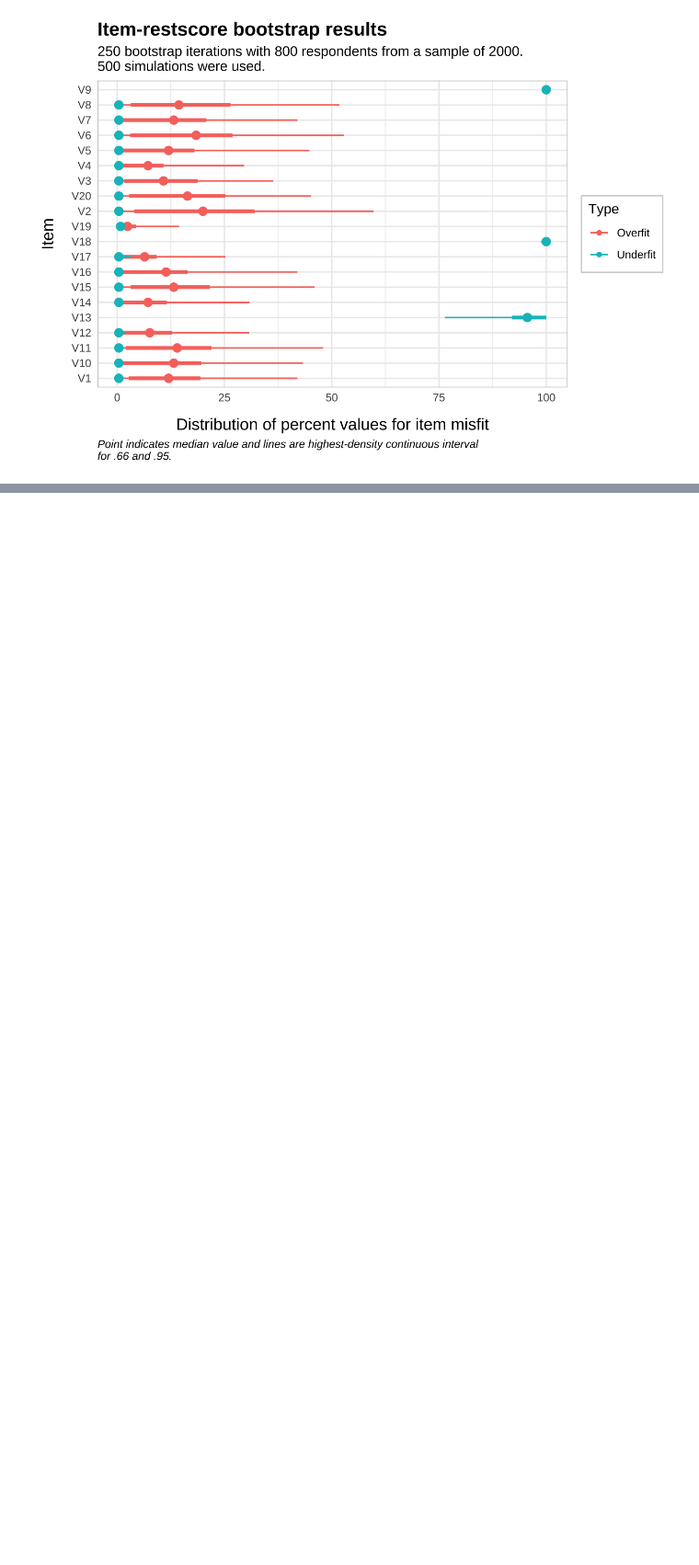
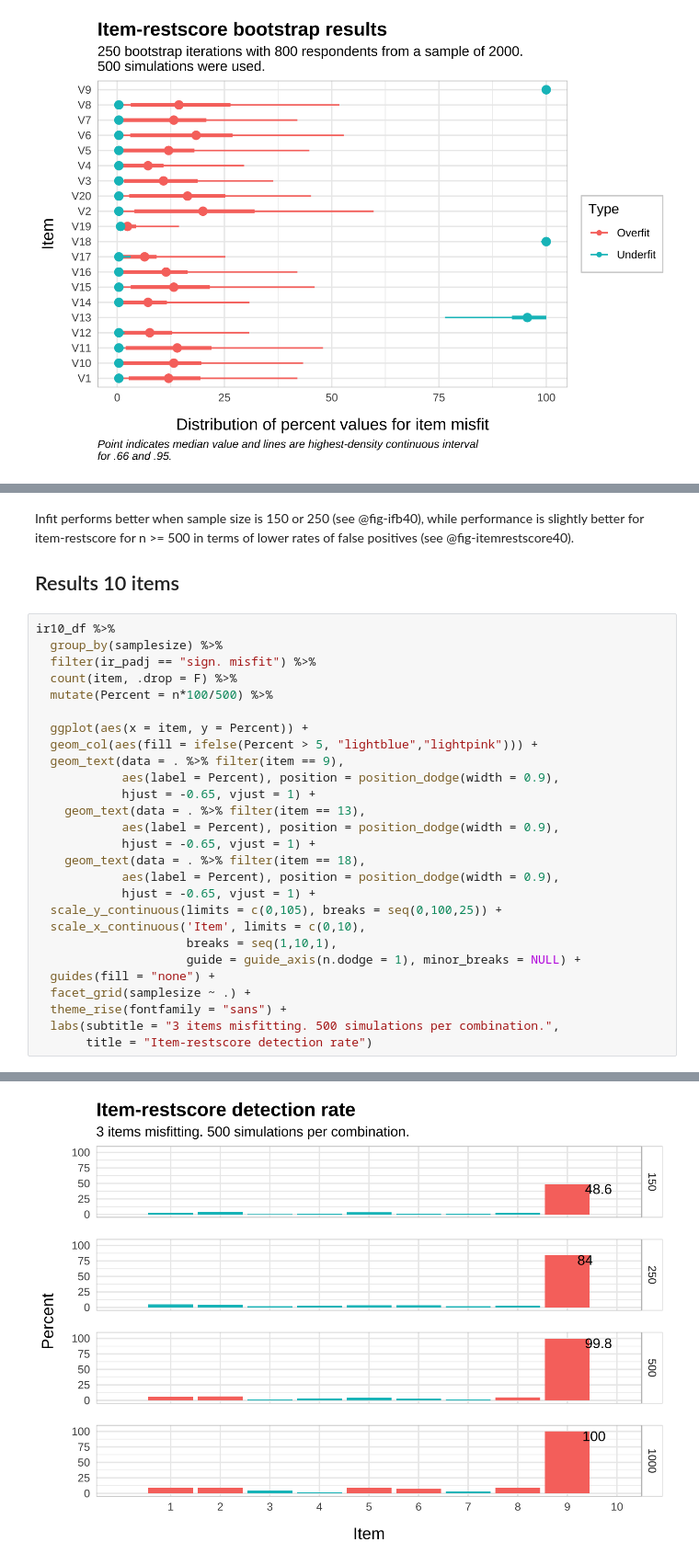
Before and after one commit to pgmj/rasch_itemfit, a Jupyter notebook: index.embed.ipynb, the cells around one changed output, grey strips where cells are left out. Shown at 92% size. Saved outputs shown, nothing was run; the diff lists cells and outputs as text; blank space fills up the shorter version.

```diff
--- a/index.embed.ipynb
+++ b/index.embed.ipynb
@@ -1248,0 +1579,32 @@ saveRDS(irb250,"data/irb250.rds")
+# %% [markdown]
+Infit performs better when sample size is 150 or 250 (see @fig-ifb40), while performance is slightly better for item-restscore for n \>= 500 in terms of lower rates of false positives (see @fig-itemrestscore40).
+
+## Results 10 items
+# %%
+ir10_df %>%
+  group_by(samplesize) %>%
+  filter(ir_padj == "sign. misfit") %>%
+  count(item, .drop = F) %>%
+  mutate(Percent = n*100/500) %>%
+
+  ggplot(aes(x = item, y = Percent)) +
+  geom_col(aes(fill = ifelse(Percent > 5, "lightblue","lightpink"))) +
+  geom_text(data = . %>% filter(item == 9),
+            aes(label = Percent), position = position_dodge(width = 0.9),
+            hjust = -0.65, vjust = 1) +
+    geom_text(data = . %>% filter(item == 13),
+            aes(label = Percent), position = position_dodge(width = 0.9),
+            hjust = -0.65, vjust = 1) +
+    geom_text(data = . %>% filter(item == 18),
+            aes(label = Percent), position = position_dodge(width = 0.9),
+            hjust = -0.65, vjust = 1) +
+  scale_y_continuous(limits = c(0,105), breaks = seq(0,100,25)) +
+  scale_x_continuous('Item', limits = c(0,10),
+                     breaks = seq(1,10,1),
+                     guide = guide_axis(n.dodge = 1), minor_breaks = NULL) +
+  guides(fill = "none") +
+  facet_grid(samplesize ~ .) +
+  theme_rise(fontfamily = "sans") +
+  labs(subtitle = "3 items misfitting. 500 simulations per combination.",
+       title = "Item-restscore detection rate")
+# %% [output]
@@ -1249 +1613,2 @@ saveRDS(irb250,"data/irb250.rds")
+[figure, added]
 # %% [markdown]
```
Also changed, not shown: parts of 23 cells of this notebook, 53 other files.
